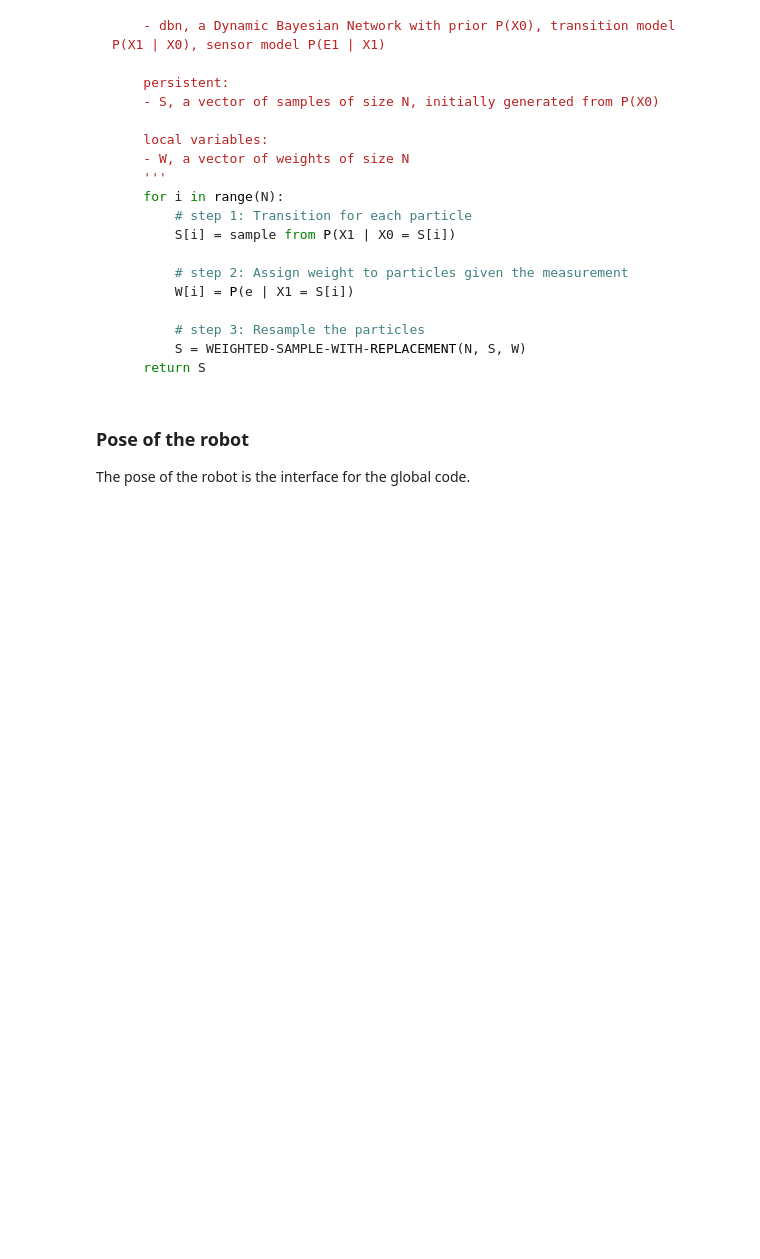
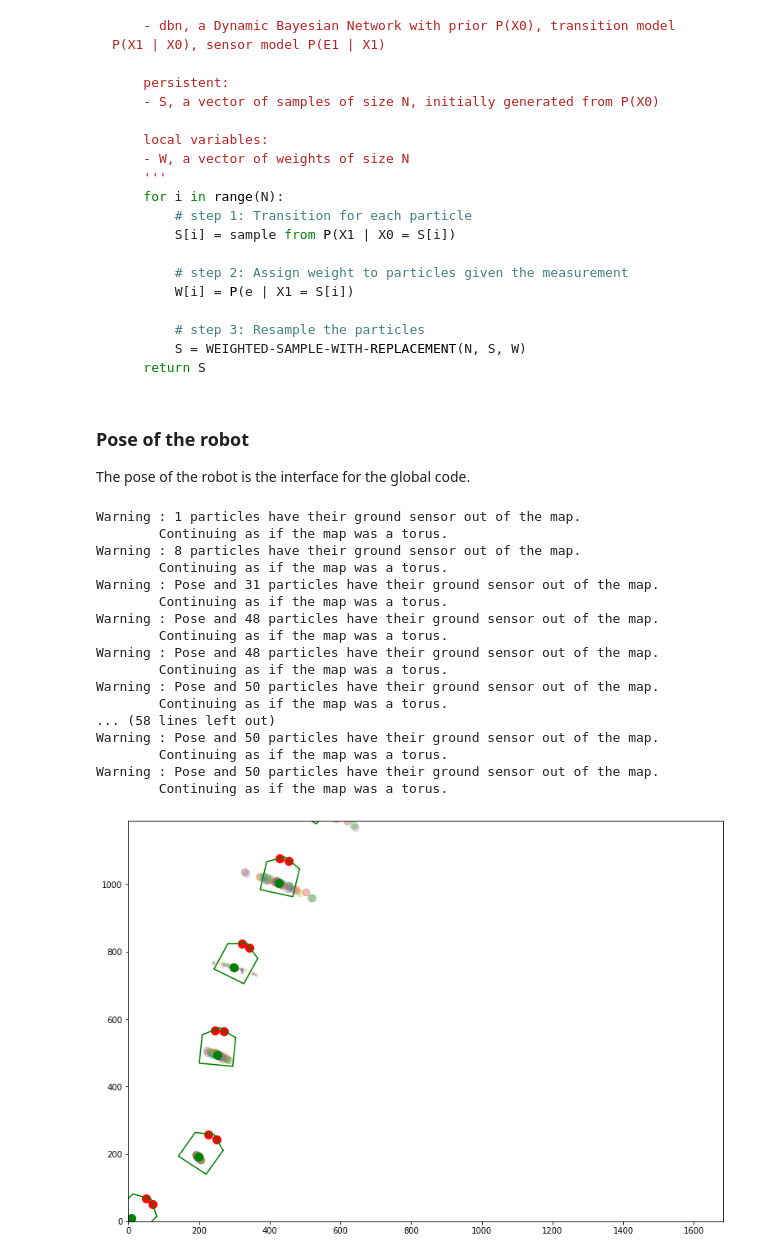
Before and after one commit to vphilippoz/MobileRobotics, a Jupyter notebook: localisation.ipynb, the cells around one changed output. Saved outputs shown, nothing was run; the diff lists cells and outputs as text; code cells hidden in the pictures; blank space fills up the shorter version.

Commit message:
Expected_prox integrated + added cleaner warning "out of map"

```diff
--- a/localisation.ipynb
+++ b/localisation.ipynb
@@ -13,7 +13,7 @@ plt.rcParams["figure.figsize"] = (13,9) # To change plot size
 # %% [markdown]
 # Constants
 # %%
-DEBUG = True
+DEBUG = False
 VERBOSE_PARTICLE = False # to print infos messages
 
 # Map things
@@ -334,7 +354,7 @@ class Particle(Moving_point):
         return
 
 
-    def weight(self, prox):
+    def weight(self, prox, myMap):
         '''
         Updates the particle's weight from the measured ground value.
         The weight computed here is not normalised.
@@ -349,7 +369,7 @@ class Particle(Moving_point):
         '''
         # Compute weight (assume the prox noise is gaussian)
         mp = np.array(prox) # measured prox
-        ep = np.array(expected_prox(self.get_coords())) # expected prox
+        ep = np.array(self._expected_prox(myMap)) # expected prox
         dp = mp-ep
         self.w = math.exp(-(dp[0]**2/PROX_L_STD + dp[1]**2/PROX_R_STD)/2)
 
@@ -565,3 +599,53 @@ class Pose(Moving_point):
                 print('Resampling done !\n')
 
         return
+# %%
+# testing
+
+
+MAX_SPEED = 560
+MIN_SPEED = 100
+MAX_PROX = 1000
+DT = 0.2
+NB_PARTICLES = 50
+
+
+myPose = Pose(0,0,math.pi/4, isLost=False, nb_particles=NB_PARTICLES)
+
+for i in range(80):
+    speed = [random.randrange(MIN_SPEED, MAX_SPEED), random.randrange(MIN_SPEED, MAX_SPEED)]
+    prox = myPose._expected_prox(myMap)
+
+    # add noise on the prox
+    prox[0] += random.gauss(0, PROX_L_STD)
+    prox[1] += random.gauss(0, PROX_R_STD)
+
+    myPose.update(speed, prox, DT, myMap)
+
+    # plot only 1 on 10 steps
+    if i%10 == 0:
+        myPose.plot(plot_theta=False, theta_size=5, plot_particles=True)
+
+plt.scatter(0, 0, marker='+')
+plt.xlim(0, MAP_REAL[0])
+plt.ylim(0, MAP_REAL[1])
+plt.show()
+# %% [output]
+Warning : 1 particles have their ground sensor out of the map.
+        Continuing as if the map was a torus.
+Warning : 8 particles have their ground sensor out of the map.
+        Continuing as if the map was a torus.
+Warning : Pose and 31 particles have their ground sensor out of the map.
+        Continuing as if the map was a torus.
+Warning : Pose and 48 particles have their ground sensor out of the map.
+        Continuing as if the map was a torus.
+Warning : Pose and 48 particles have their ground sensor out of the map.
+        Continuing as if the map was a torus.
+Warning : Pose and 50 particles have their ground sensor out of the map.
+        Continuing as if the map was a torus.
+... (58 lines left out)
+Warning : Pose and 50 particles have their ground sensor out of the map.
+        Continuing as if the map was a torus.
+Warning : Pose and 50 particles have their ground sensor out of the map.
+        Continuing as if the map was a torus.
+[figure, added]
```
Also changed, not shown: parts of 6 cells of this notebook.
